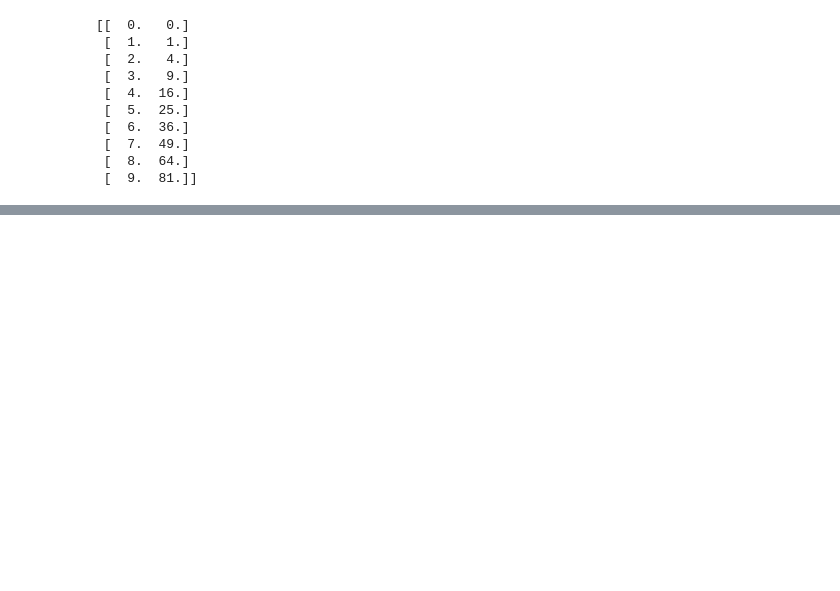
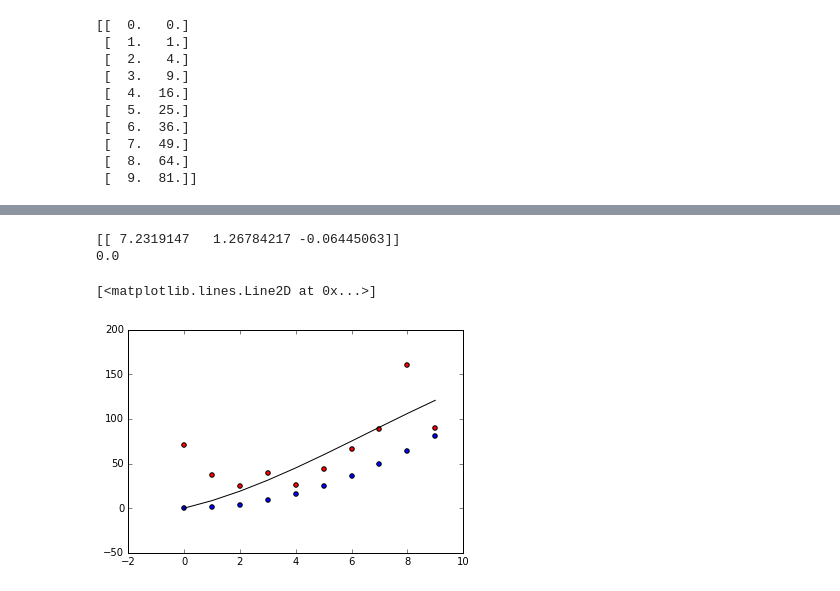
Before and after one commit to leonpalafox/MLClass, a Jupyter notebook: Chapter3Regression/Regression.ipynb, the cells around one changed output, grey strips where cells are left out. Drawn from its saved outputs; the diff is of its cells as text; code cells hidden in the pictures; blank space fills up the shorter version.

```diff
--- a/Chapter3Regression/Regression.ipynb
+++ b/Chapter3Regression/Regression.ipynb
@@ -111,0 +145,17 @@ plt.legend()
+# %%
+y_noise = np.random.rand(10,1)
+y_n = y + 100*y_noise
+lr.fit(x_3,y_n)
+print lr.coef_
+print lr.intercept_
+# %% [output]
+[[ 7.2319147   1.26784217 -0.06445063]]
+0.0
+# %%
+predict_y_n = lr.predict(x_3)
+plt.scatter(x, y, c ='blue')
+plt.scatter(x, y_n, c ='red')
+plt.plot(x, predict_y_n, c ='black', label = '3rd Degree')
+# %% [output]
+[<matplotlib.lines.Line2D at 0x...>]
+[figure, added]
```
Also changed, not shown: parts of 12 cells of this notebook.
